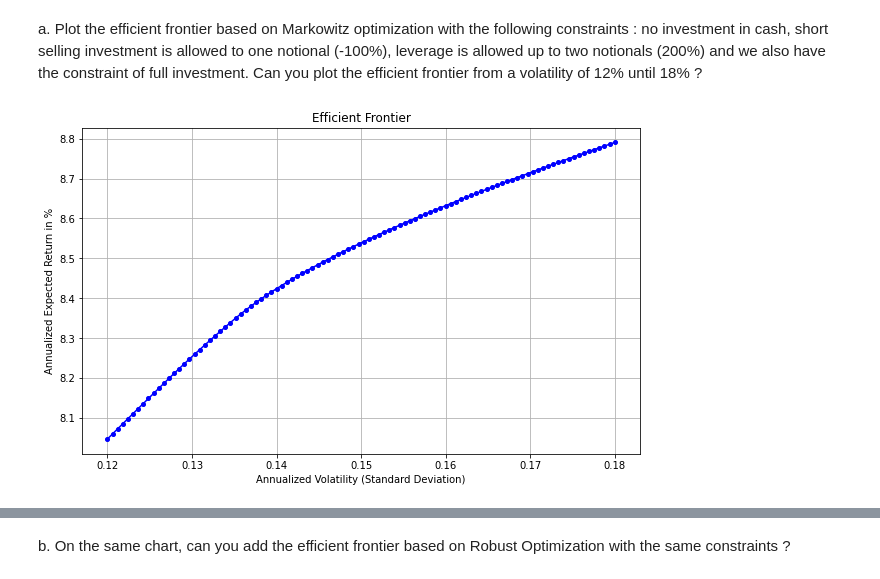
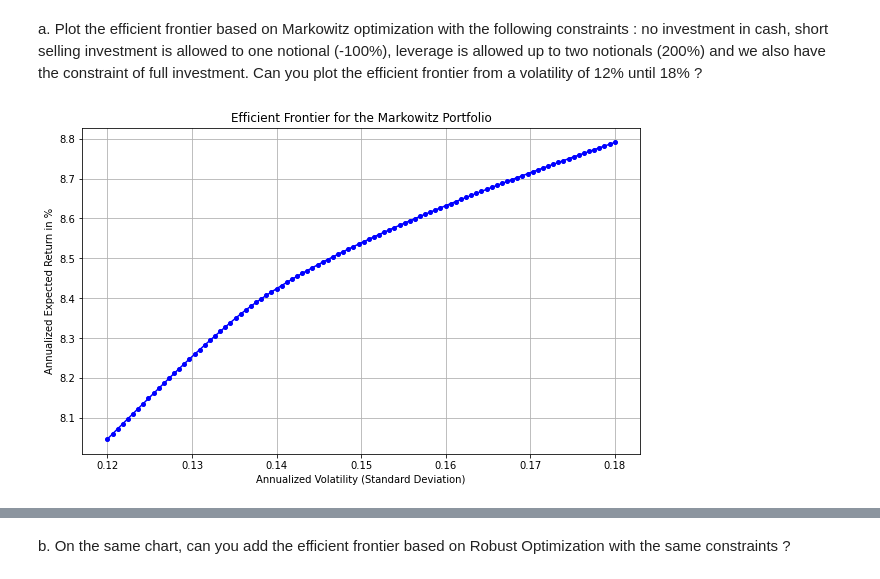
Before and after one commit to ethantrentin/Portfolio-Allocation, a Jupyter notebook: TP_à_rendre.ipynb, the cells around one changed output, grey strips where cells are left out. Saved outputs shown, nothing was run; the diff lists cells and outputs as text; code cells hidden in the pictures.

```diff
--- a/TP_à_rendre.ipynb
+++ b/TP_à_rendre.ipynb
@@ -87,33 +87,35 @@ efficient frontier from a volatility of 12% until 18% ?
 # %%
 vector_risk = np.linspace(0.12, 0.18, 100)
 
 expected_returns = []
+markowitz_weights = []
 
 for risk in vector_risk:
   w = cp.Variable(n)
   objective = cp.Maximize(mu.T @ w)
   constraints = [
     cp.sum(w) == 1,             # Full investment constraint
     w >= -1,                    # Short selling allowed up to -100% : it concerns each stock
     cp.norm1(w) <= 2,           # Leverage constraint (sum of absolute weights ≤ 200%) : the leverage is on the whole portfolio
-    w[-1]==0,                    # No investment in cash
+    w[-1]==0,                   # No investment in cash
     w.T @ Sigma @ w <= risk**2, # Risk constraint
 ]
 
   prob = cp.Problem(objective, constraints)
   result = prob.solve()
 
   if prob.status == 'optimal':
     expected_returns.append(result*100)
+    markowitz_weights.append(w.value)
   else:
     expected_returns.append(np.nan) # To handle cases where optimization fails
 
 plt.figure(figsize=(10, 6))
 plt.plot(vector_risk, expected_returns, marker='o', linestyle='-', color = "b", markersize=4)
 plt.xlabel('Annualized Volatility (Standard Deviation)')
 plt.ylabel('Annualized Expected Return in %')
-plt.title('Efficient Frontier')
+plt.title('Efficient Frontier for the Markowitz Portfolio')
 plt.grid(True)
 plt.show()
 # %% [output]
-[figure, old version]
+[figure, new version]
```
Also changed, not shown: parts of 33 cells of this notebook.
